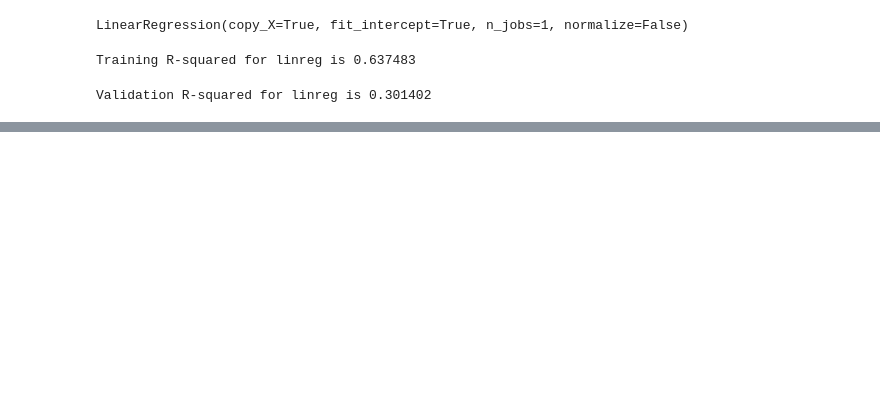
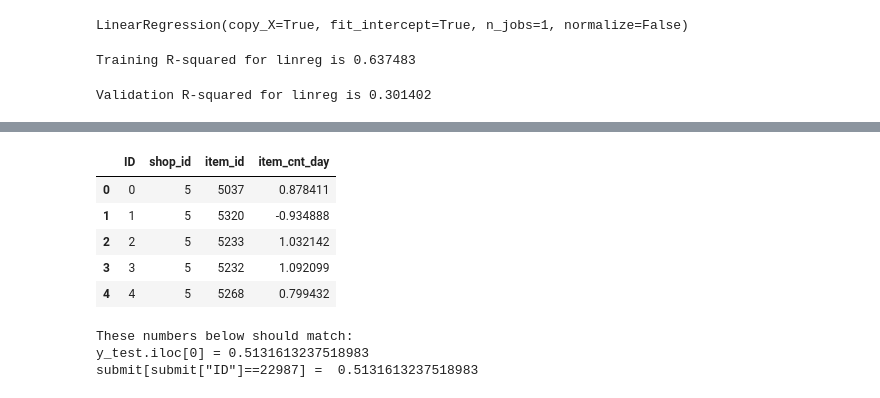
Before and after one commit to rsyarif/PredictSales, a Jupyter notebook: PredictSales_v2.ipynb, the cells around one changed output, grey strips where cells are left out. Drawn from its saved outputs; the diff is of its cells as text; code cells hidden in the pictures; blank space fills up the shorter version.

```diff
--- a/PredictSales_v2.ipynb
+++ b/PredictSales_v2.ipynb
@@ -255,0 +355,20 @@ Validation R-squared for LightGBM is 0.369458
+# %%
+submit = submit.sort_values(by="ID").reset_index(drop=True)
+# %%
+submit.head()
+# %% [output]
+|  | ID | shop_id | item_id | item_cnt_day |
+| 0 | 0 | 5 | 5037 | 0.878411 |
+| 1 | 1 | 5 | 5320 | -0.934888 |
+| 2 | 2 | 5 | 5233 | 1.032142 |
+| 3 | 3 | 5 | 5232 | 1.092099 |
+| 4 | 4 | 5 | 5268 | 0.799432 |
+# %%
+# sanity check
+print 'These numbers below should match:'
+print 'y_test.iloc[0] =',y_test.iloc[0].values[0]
+print 'submit[submit["ID"]==22987] = ',submit[submit["ID"]==22987]["item_cnt_day"].values[0]
+# %% [output]
+These numbers below should match:
+y_test.iloc[0] = 0.5131613237518983
+submit[submit["ID"]==22987] =  0.5131613237518983
```
Also changed, not shown: parts of 19 cells of this notebook, 2 other files.
